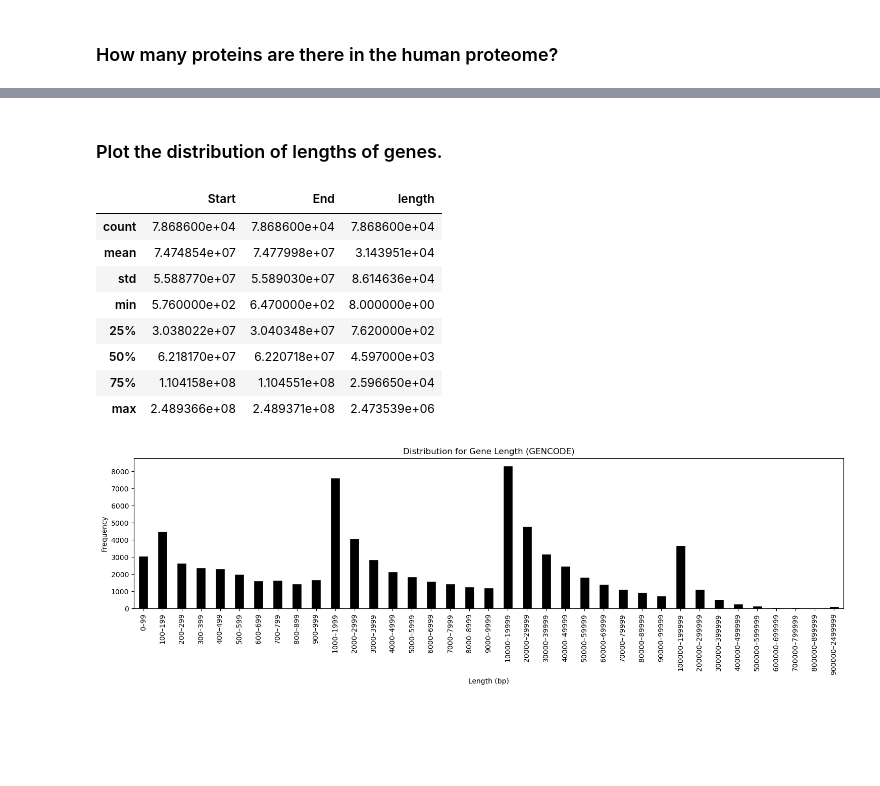
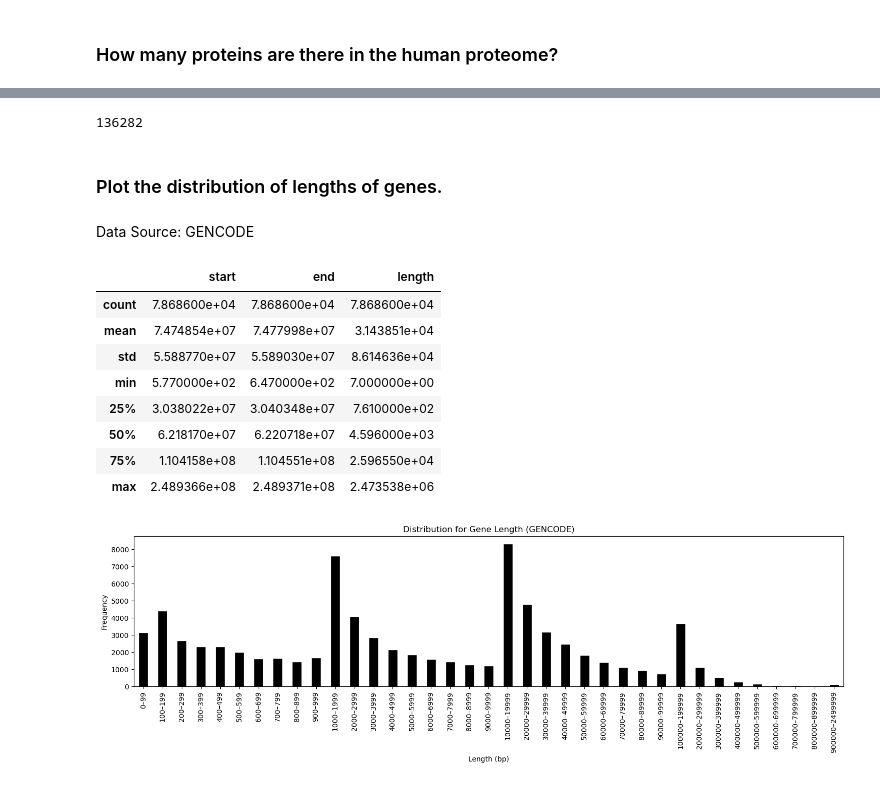
Before and after one commit to KyleCarlo/gene-annotation-analysis-of-human-genome, a Jupyter notebook: Bioinformatics_Ex1.ipynb, the cells around one changed output, grey strips where cells are left out. Saved outputs shown, nothing was run; the diff lists cells and outputs as text; code cells hidden in the pictures; blank space fills up the shorter version.

```diff
--- a/Bioinformatics_Ex1.ipynb
+++ b/Bioinformatics_Ex1.ipynb
@@ -200,14 +228,12 @@ refseq_df["protein_id"].nunique()
+# %%
+cursor = refseq.conn.execute("""
+    SELECT COUNT(DISTINCT json_extract(attributes, '$.protein_id')) FROM features;
+""")
+
+cursor.fetchall()[0][0]
+# %% [output]
+136282
 # %% [markdown]
 ### Plot the distribution of lengths of genes.
-# %%
-gc_compre_df[gc_compre_df["Feature"]=="gene"].describe()
-# %% [output]
-|  | Start | End | length |
-| count | 7.868600e+04 | 7.868600e+04 | 7.868600e+04 |
-| mean | 7.474854e+07 | 7.477998e+07 | 3.143951e+04 |
-| std | 5.588770e+07 | 5.589030e+07 | 8.614636e+04 |
-| min | 5.760000e+02 | 6.470000e+02 | 8.000000e+00 |
-| 25% | 3.038022e+07 | 3.040348e+07 | 7.620000e+02 |
-| 50% | 6.218170e+07 | 6.220718e+07 | 4.597000e+03 |
-| 75% | 1.104158e+08 | 1.104551e+08 | 2.596650e+04 |
-| max | 2.489366e+08 | 2.489371e+08 | 2.473539e+06 |
+# %% [markdown]
+Data Source: GENCODE
@@ -214,2 +247,14 @@ gc_compre_df[gc_compre_df["Feature"]=="gene"].describe()
+# %%
+gencode_df[gencode_df["type"]=="gene"][['start', 'end', 'length']].describe()
+# %% [output]
+|  | start | end | length |
+| count | 7.868600e+04 | 7.868600e+04 | 7.868600e+04 |
+| mean | 7.474854e+07 | 7.477998e+07 | 3.143851e+04 |
+| std | 5.588770e+07 | 5.589030e+07 | 8.614636e+04 |
+| min | 5.770000e+02 | 6.470000e+02 | 7.000000e+00 |
+| 25% | 3.038022e+07 | 3.040348e+07 | 7.610000e+02 |
+| 50% | 6.218170e+07 | 6.220718e+07 | 4.596000e+03 |
+| 75% | 1.104158e+08 | 1.104551e+08 | 2.596550e+04 |
+| max | 2.489366e+08 | 2.489371e+08 | 2.473538e+06 |
 # %%
 # DONE JUST NOT RAN IN GENCODE
```
Also changed, not shown: parts of 85 cells of this notebook, 1 other file.
